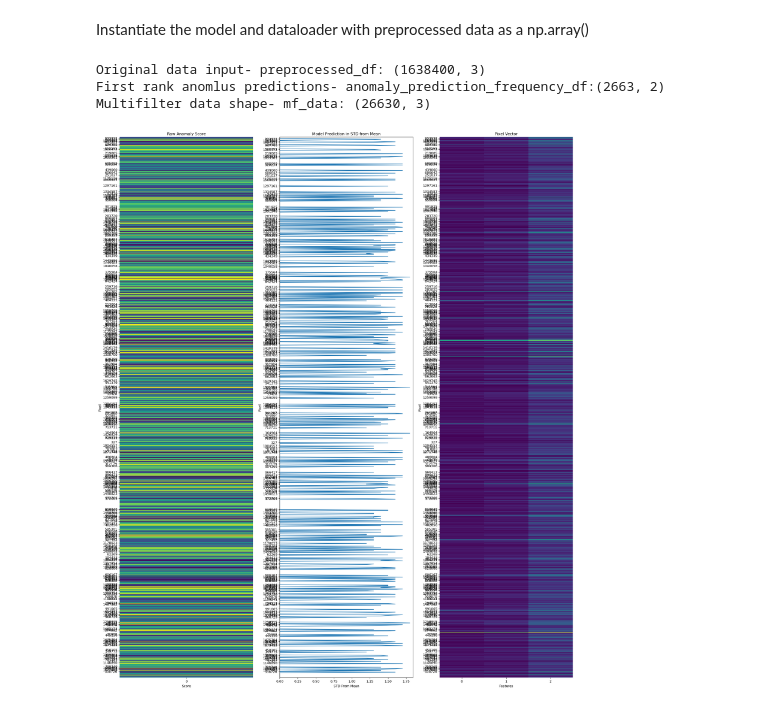
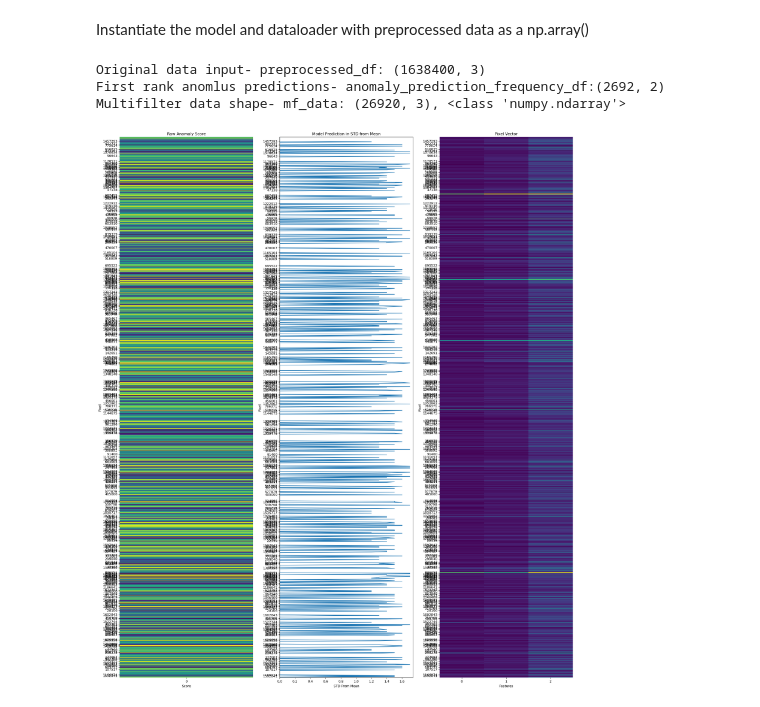
Before and after one commit to DempseyRogers/hsi-partnersite, a Jupyter notebook: HSA_Classes/data/test_image_hsi.ipynb, the cells around one changed output. Cells and saved outputs as stored; diff of their text form; code cells hidden in the pictures.

Commit message:
made multifilter class for functionalitiy.

```diff
--- a/HSA_Classes/data/test_image_hsi.ipynb
+++ b/HSA_Classes/data/test_image_hsi.ipynb
@@ -33,11 +32,18 @@ array shape: (1280, 1280, 3)
 # %% [markdown]
 Plot images of the RGB spectra and original data as np before conversion to df.
 # %%
-fig, axs = plt.subplots(2, 2, figsize=(10,10))
-titles= ["Red Spectra", "Blue Spectra","Green Spectra", "Original Image"]
+fig, axs = plt.subplots(2, 2, figsize=(10, 10))
+titles = ["Red Spectra", "Blue Spectra", "Green Spectra", "Original Image"]
 for i, ax in enumerate(axs.flat):
     try:
-        sns.heatmap(array[:,:,i], square=True, xticklabels=False, yticklabels=False, cbar=False, ax=ax)
+        sns.heatmap(
+            array[:, :, i],
+            square=True,
+            xticklabels=False,
+            yticklabels=False,
+            cbar=False,
+            ax=ax,
+        )
         ax.set_title(titles[i])
     except:
         ax.set_title(titles[i])
@@ -85,25 +95,26 @@ results_directory = f"{base_directory}/results/"
 model.set_directories(log_directory, results_directory)
 
 logger.info("Starting to run through the dataloader on initial pass.")
+unique_id_str = "test"
 batch_size = 1000
-unique_id_str = "test"
 iterations = 10000
 
 for i, data in enumerate(dataloader):  # setting up gpus
     model.set_trial(i * batch_size, batch_size, unique_id_str)
+
     # Model set up and weight generation
     model.read_data(
         data_multifilter_df=data.squeeze(0)
     ).vertex_weights_distances().weight_generation().graph_evolution()
-    # Training steps
-    model.torch_optimize_POF(iterations=iterations)
-    # Prediction step
-    model.model_predictions(preprocessed_df)
+
+    model.train(iterations=iterations)
+    model.infer(preprocessed_df)
+
     # Store anomalous predictions throughout all batches for use in multi filter
     try:
-        total_anomaly_index = np.append(total_anomaly_index, model.x_label)
+        total_anomaly_index = np.append(total_anomaly_index, model.anomaly_index_raw)
     except:
-        total_anomaly_index = model.x_label
+        total_anomaly_index = model.anomaly_index_raw
     if i > 1000:
         break
 # %%
@@ -123,6 +133,8 @@ logger.debug(
 # %%
-print(f"Original data input- preprocessed_df: {preprocessed_df.shape} \nFirst rank anomlus predictions- anomaly_prediction_frequency_df:{anomaly_prediction_frequency_df.shape} \nMultifilter data shape- mf_data: {mf_data.shape}")
+print(
+    f"Original data input- preprocessed_df: {preprocessed_df.shape} \nFirst rank anomlus predictions- anomaly_prediction_frequency_df:{anomaly_prediction_frequency_df.shape} \nMultifilter data shape- mf_data: {mf_data.shape}, {type(mf_data)}"
+)
 # %% [output]
 Original data input- preprocessed_df: (1638400, 3)
-First rank anomlus predictions- anomaly_prediction_frequency_df:(2663, 2)
-Multifilter data shape- mf_data: (26630, 3)
+First rank anomlus predictions- anomaly_prediction_frequency_df:(2692, 2)
+Multifilter data shape- mf_data: (26920, 3), <class 'numpy.ndarray'>
@@ -186,22 +141,35 @@ for mf_n in range(multi_filters):
+# %%
+multi_filters = 30
+all_index_user = model.all_index_user
+MF_model, anomaly_prediction_frequency_df = hsa_multifilter.multifilter(
+    multi_filters,
+    batch_size,
+    penalty_ratio,
+    cutoff_distance,
+    anomaly_std_tolerance,
+    mf_data,
+    all_index_user,
+    model,
+)
 # %%
 viz = hsa_viz.HSA_viz(
     MF_model.m,
     MF_model.preprocessed_np,
     batch_size,
     0,
     0,
     1,
     0,
     "plot_directory",
     "unique_id_str",
     logger,
 )
 viz.heatmap_bin_predictions_vert(
     MF_model.bin_score,
     MF_model.anomalous_location,
-    MF_model.x_label,
+    MF_model.anomaly_index_raw,
 )
 # %% [output]
-[figure, old version]
+[figure, new version]
 # %%
 preprocessed_df["Anomaly Bin Count"] = np.zeros(len(preprocessed_df))
```
Also changed, not shown: parts of 11 cells of this notebook, 4 other files.
